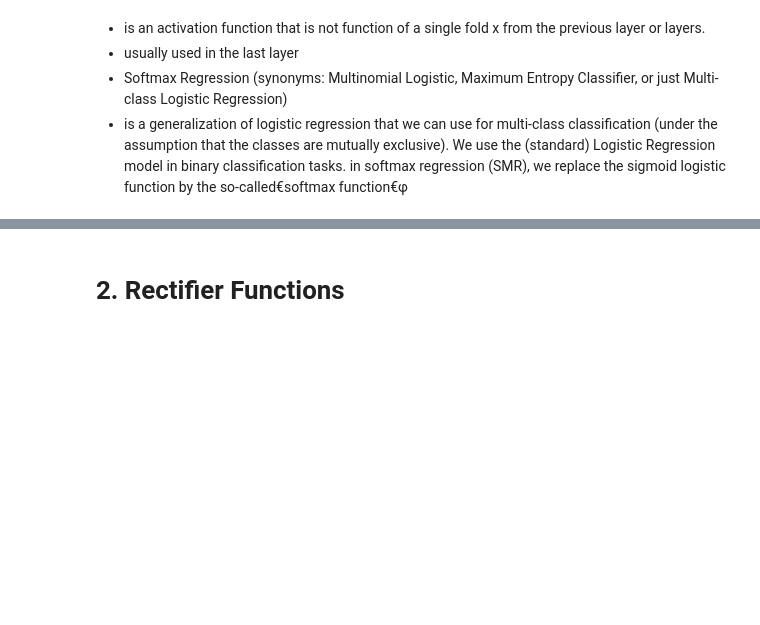
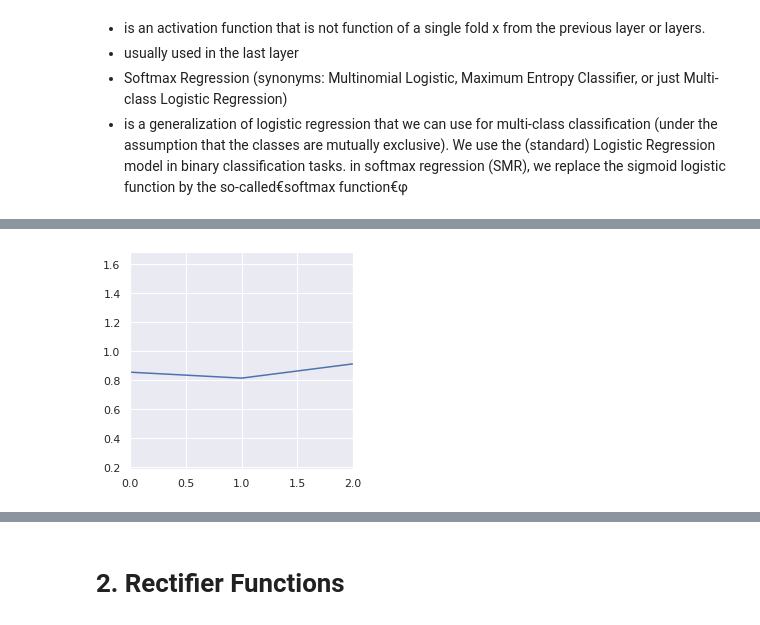
Before and after one commit to deltorobarba/sciences, a Jupyter notebook: activation.ipynb, the cells around one changed output, grey strips where cells are left out. Cells and saved outputs as stored; diff of their text form; code cells hidden in the pictures; blank space fills up the shorter version.

```diff
--- a/activation.ipynb
+++ b/activation.ipynb
@@ -178,0 +207,8 @@ plt.plot(np.exp(x) / np.sum(np.exp(x)))
+# %%
+sns.set(rc={'figure.figsize':(4, 4)})
+x = np.linspace(0, 25, 10000)
+a = 5
+plt.plot(np.random.weibull(a, 1000))
+plt.show(xlim(0,2))
+# %% [output]
+[figure, added]
```
Also changed, not shown: parts of 8 cells of this notebook.
